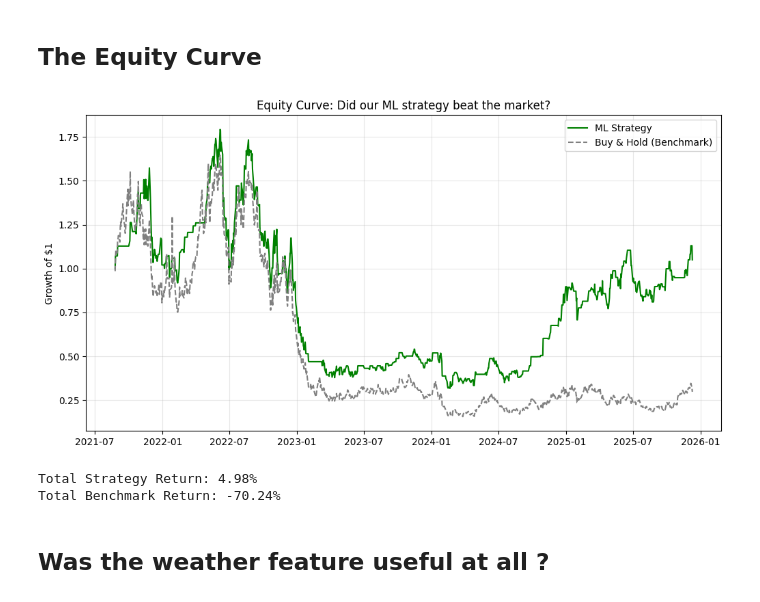
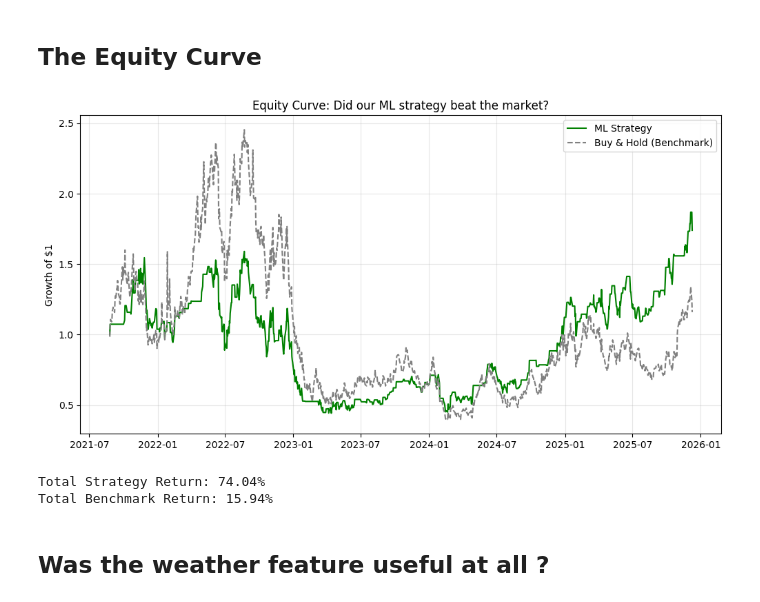
Before and after one commit to mcafier/energy-market-dashboard, a Jupyter notebook: notebooks/research.ipynb, the cells around one changed output. Saved outputs shown, nothing was run; the diff lists cells and outputs as text; code cells hidden in the pictures.

Commit message:
FIX: corrected the equity curve calculation that used log returns instead of simple returns

```diff
--- a/notebooks/research.ipynb
+++ b/notebooks/research.ipynb
@@ -331,38 +331,40 @@ Our Walk-Forward Accuracy is pretty low, but accuracy is not everything. We need
 # So we simply join on index.
 
 performance = res_df.join(data['returns'], how='left')
 
+performance['simple_returns'] = np.exp(performance['returns']) - 1
+
 # 2. Calculate Strategy Returns
 # If Pred=1 (Long), we get the return. If Pred=0, we get 0.
-performance['strategy_ret'] = performance['pred'].shift(1) * performance['returns']
-performance['benchmark_ret'] = performance['returns']
+performance['strategy_ret'] = performance['pred'].shift(1) * performance['simple_returns']
+performance['benchmark_ret'] = performance['simple_returns']
 
 # 3. Cumulative Returns (Equity Curve)
 performance['Strategy Equity'] = (1 + performance['strategy_ret']).cumprod()
 performance['Benchmark Equity'] = (1 + performance['benchmark_ret']).cumprod()
 
 # 4. Plot
 import matplotlib.pyplot as plt
 
 plt.figure(figsize=(12, 6))
 plt.plot(performance['Strategy Equity'], label='ML Strategy', color='green')
 plt.plot(performance['Benchmark Equity'], label='Buy & Hold (Benchmark)', color='gray', linestyle='--')
 plt.title("Equity Curve: Did our ML strategy beat the market?")
 plt.ylabel("Growth of $1")
 plt.legend()
 plt.grid(True, alpha=0.3)
 plt.show()
 
 # KPI
 total_return = performance['Strategy Equity'].iloc[-1] - 1
 print(f"Total Strategy Return: {total_return:.2%}")
 
 benchmark_total_return = performance['Benchmark Equity'].iloc[-1] - 1
 print(f"Total Benchmark Return: {benchmark_total_return:.2%}")
 # %% [output]
-[figure, old version]
+[figure, new version]
-Total Strategy Return: 4.98%
-Total Benchmark Return: -70.24%
+Total Strategy Return: 74.04%
+Total Benchmark Return: 15.94%
 # %% [markdown]
 ## Was the weather feature useful at all ?
 # %% [markdown]
```
Also changed, not shown: parts of 7 cells of this notebook, 3 other files.
